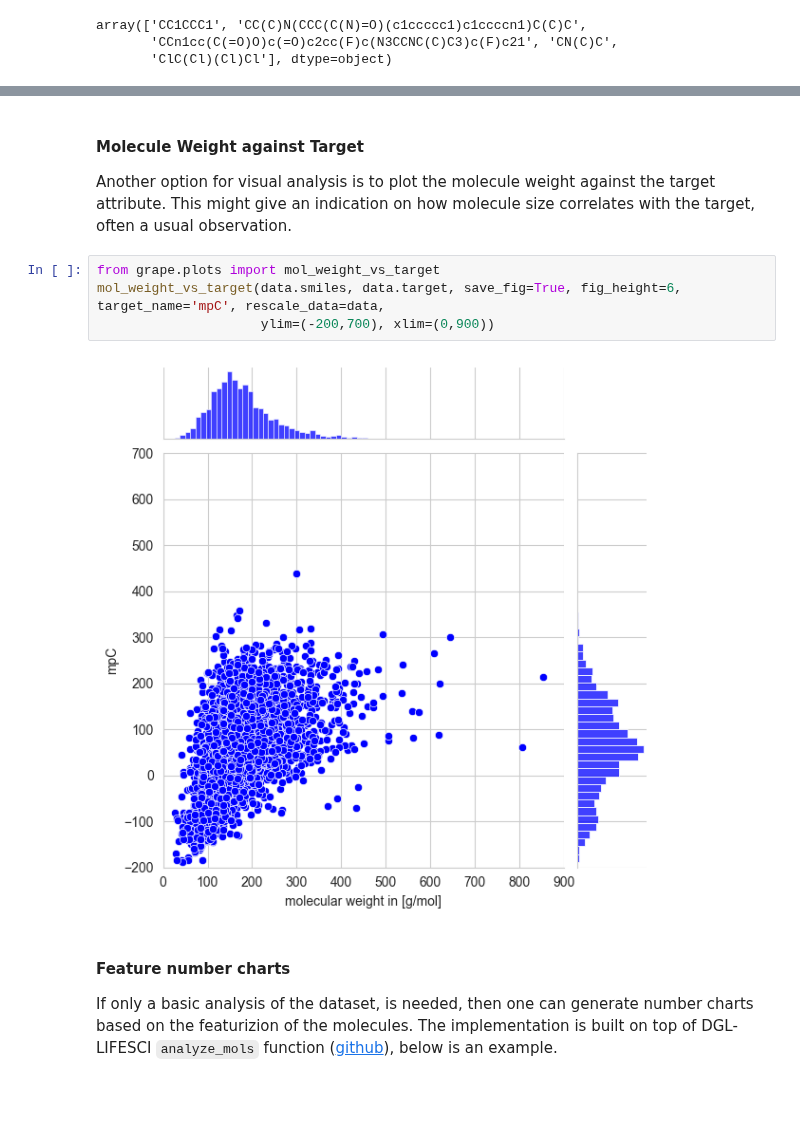
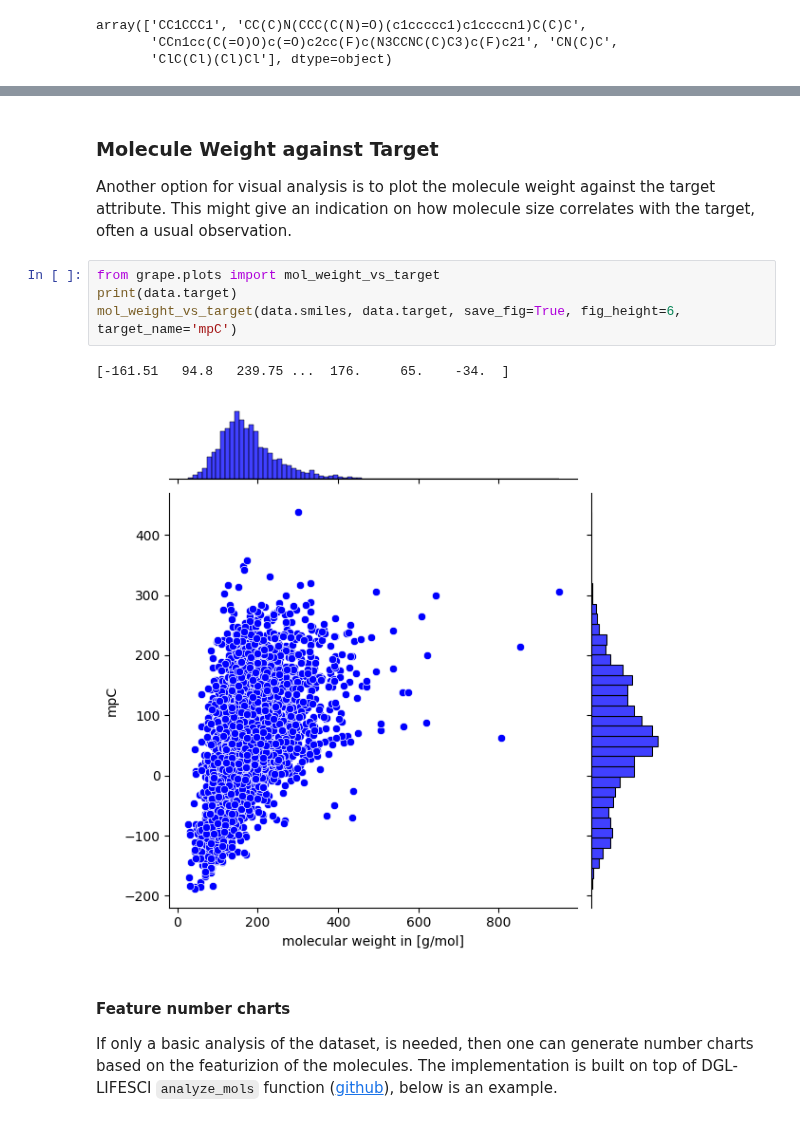
Before and after one commit to aerte/GraPE, a Jupyter notebook: docs/source/Demonstration.ipynb, the cells around one changed output, grey strips where cells are left out. Saved outputs shown, nothing was run; the diff lists cells and outputs as text; blank space fills up the shorter version.

````diff
--- a/docs/source/Demonstration.ipynb
+++ b/docs/source/Demonstration.ipynb
@@ -116,12 +138,13 @@ num_chart(class_num_dictionary, fig_size=(10,4))
 # %% [markdown]
-#### Molecule Weight against Target
+### Molecule Weight against Target
 Another option for visual analysis is to plot the molecule weight against the target attribute. This might give an indication on how molecule size correlates with the target, often a usual observation.
 # %%
 from grape.plots import mol_weight_vs_target
-mol_weight_vs_target(data.smiles, data.target, save_fig=True, fig_height=6, target_name='mpC', rescale_data=data,
-                     ylim=(-200,700), xlim=(0,900))
+print(data.target)
+mol_weight_vs_target(data.smiles, data.target, save_fig=True, fig_height=6, target_name='mpC')
 # %% [output]
+[-161.51   94.8   239.75 ...  176.     65.    -34.  ]
-[figure, old version]
+[figure, new version]
 # %% [markdown]
 #### Feature number charts
 If only a basic analysis of the dataset, is needed, then one can generate number charts based on the featurizion of the molecules. The implementation is built on top of DGL-LIFESCI ```analyze_mols``` function ([github](https://github.com/awslabs/dgl-lifesci/blob/master/python/dgllife/utils/analysis.py)), below is an example.
````
Also changed, not shown: parts of 68 cells of this notebook, 18 other files.
